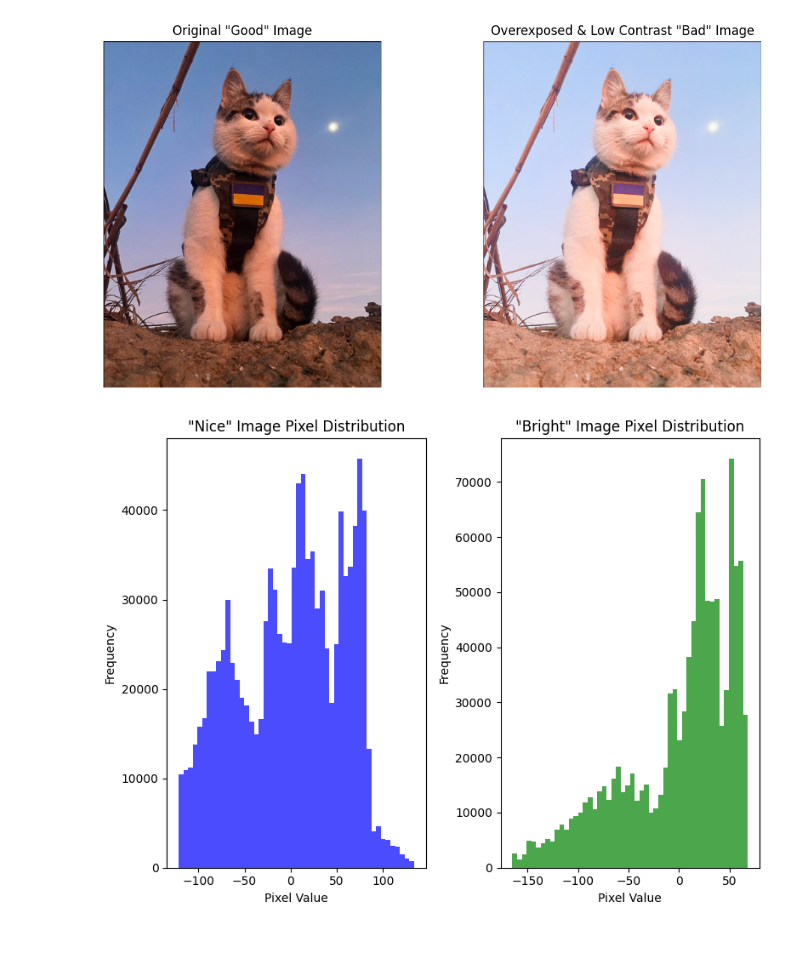
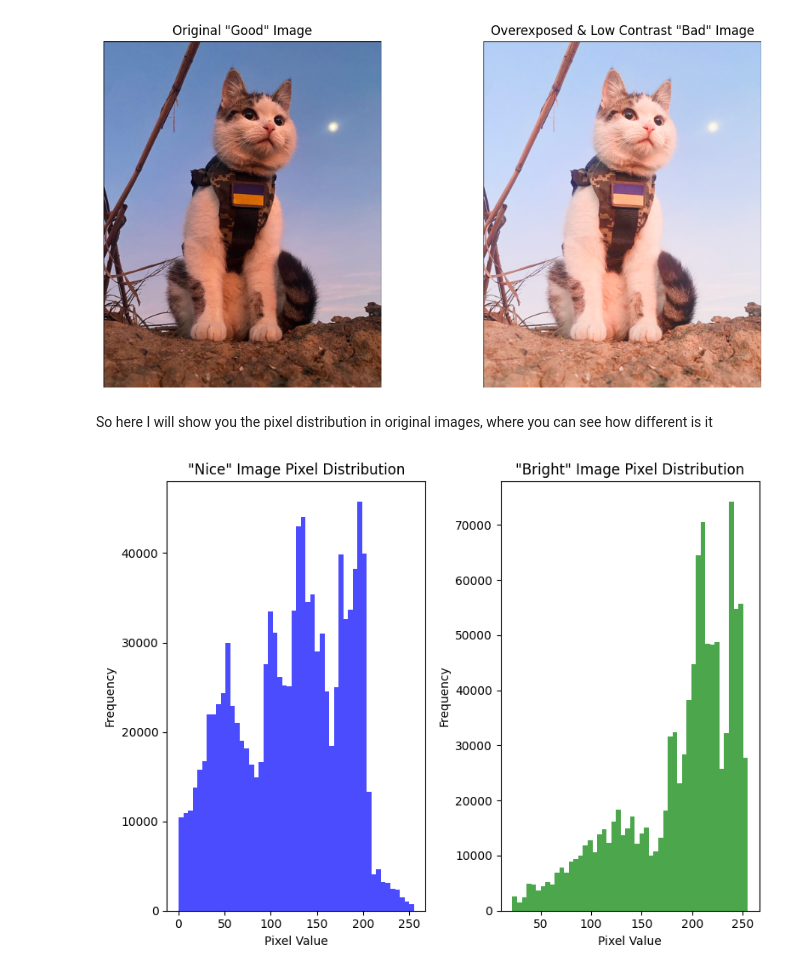
Before and after one commit to vlad-gby/ds_5_mini-projects, a Jupyter notebook: 05_image-processing/notebook.ipynb, the cells around one changed output. Drawn from its saved outputs; the diff is of its cells as text; code cells hidden in the pictures; blank space fills up the shorter version.

```diff
--- a/05_image-processing/notebook.ipynb
+++ b/05_image-processing/notebook.ipynb
@@ -91,28 +91,30 @@ cat_nice_normalized = (array_cat_nice - array_cat_nice.mean())
+# %% [markdown]
+So here I will show you the pixel distribution in original images, where you can see how different is it
 # %%
 import matplotlib.pyplot as plt
 
 # Flatten the arrays to create histograms
-bright_flat = cat_bright_normalized.flatten()
-nice_flat = cat_nice_normalized.flatten()
+bright_flat = array_cat_bright.flatten()
+nice_flat = array_cat_nice.flatten()
 
 # Create the visualization
 plt.figure(figsize=(8, 6))
 
 # Histogram for the "nice" image
 plt.subplot(1, 2, 1)
 plt.hist(nice_flat, bins=50, color='blue', alpha=0.7)
 plt.title('"Nice" Image Pixel Distribution')
 plt.xlabel('Pixel Value')
 plt.ylabel('Frequency')
 
 # Histogram for the bright image
 plt.subplot(1, 2, 2)
 plt.hist(bright_flat, bins=50, color='green', alpha=0.7)
 plt.title('"Bright" Image Pixel Distribution')
 plt.xlabel('Pixel Value')
 plt.ylabel('Frequency')
 
 plt.tight_layout()
 plt.show()
 # %% [output]
-[figure, old version]
+[figure, new version]
```
Also changed, not shown: parts of 4 cells of this notebook.
